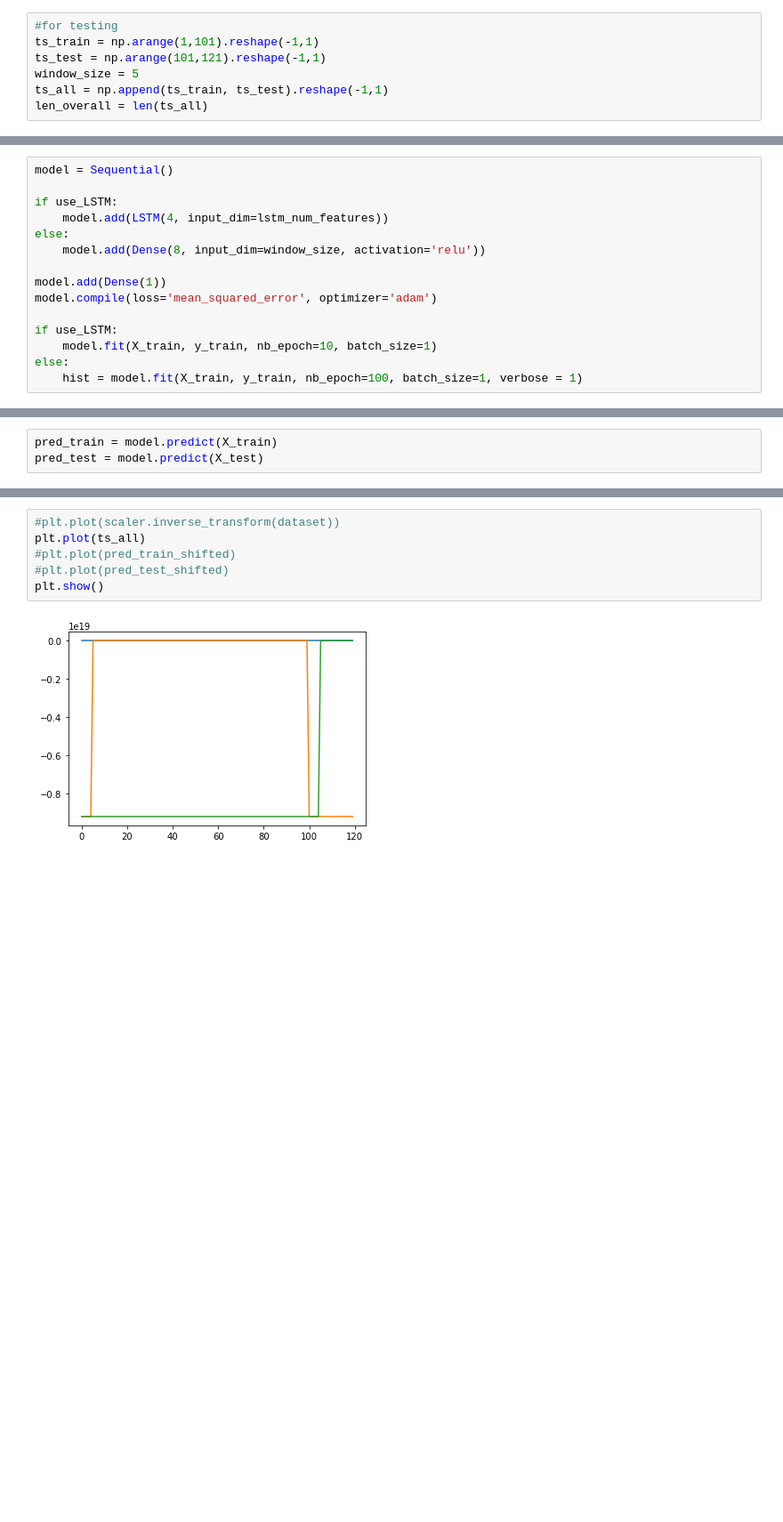
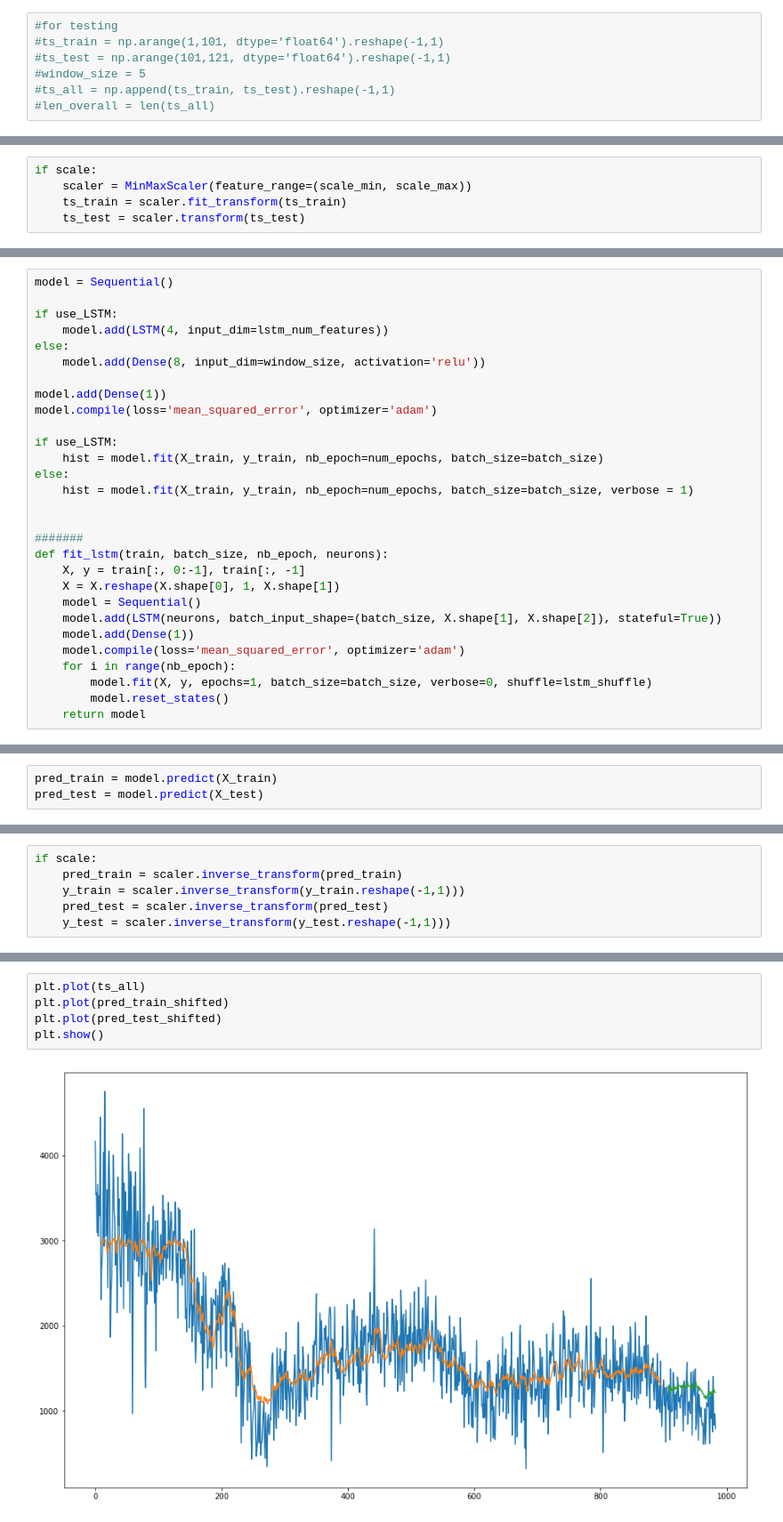
Before and after one commit to skeydan/timeseries_sandbox_python, a Jupyter notebook: test2.ipynb, the cells around one changed output, grey strips where cells are left out. Shown at 89% size. Cells and saved outputs as stored; diff of their text form; blank space fills up the shorter version.

Commit message:
continue with lstm

```diff
--- a/test2.ipynb
+++ b/test2.ipynb
@@ -30,11 +46,11 @@ ts_all = np.append(ts_train, ts_test).reshape(-1,1)
 len_overall = len(ts_all)
 # %%
 #for testing
-ts_train = np.arange(1,101).reshape(-1,1)
-ts_test = np.arange(101,121).reshape(-1,1)
-window_size = 5
-ts_all = np.append(ts_train, ts_test).reshape(-1,1)
-len_overall = len(ts_all)
+#ts_train = np.arange(1,101, dtype='float64').reshape(-1,1)
+#ts_test = np.arange(101,121, dtype='float64').reshape(-1,1)
+#window_size = 5
+#ts_all = np.append(ts_train, ts_test).reshape(-1,1)
+#len_overall = len(ts_all)
 # %%
 len_overall
 # %% [output]
@@ -97,0 +92,5 @@ array([[101],
+# %%
+if scale:
+    scaler = MinMaxScaler(feature_range=(scale_min, scale_max))
+    ts_train = scaler.fit_transform(ts_train)
+    ts_test = scaler.transform(ts_test)
@@ -188,7 +197,21 @@ model.add(Dense(1))
 model.compile(loss='mean_squared_error', optimizer='adam')
 
 if use_LSTM:
-    model.fit(X_train, y_train, nb_epoch=10, batch_size=1)
+    hist = model.fit(X_train, y_train, nb_epoch=num_epochs, batch_size=batch_size)
 else:
-    hist = model.fit(X_train, y_train, nb_epoch=100, batch_size=1, verbose = 1)
+    hist = model.fit(X_train, y_train, nb_epoch=num_epochs, batch_size=batch_size, verbose = 1)
+
+
+#######
+def fit_lstm(train, batch_size, nb_epoch, neurons):
+	X, y = train[:, 0:-1], train[:, -1]
+	X = X.reshape(X.shape[0], 1, X.shape[1])
+	model = Sequential()
+	model.add(LSTM(neurons, batch_input_shape=(batch_size, X.shape[1], X.shape[2]), stateful=True))
+	model.add(Dense(1))
+	model.compile(loss='mean_squared_error', optimizer='adam')
+	for i in range(nb_epoch):
+		model.fit(X, y, epochs=1, batch_size=batch_size, verbose=0, shuffle=lstm_shuffle)
+		model.reset_states()
+	return model
 # %% [output]
@@ -246,0 +257,6 @@ y_test[:10],pred_test[:10,0]
+# %%
+if scale:
+    pred_train = scaler.inverse_transform(pred_train)
+    y_train = scaler.inverse_transform(y_train.reshape(-1,1)))
+    pred_test = scaler.inverse_transform(pred_test)
+    y_test = scaler.inverse_transform(y_test.reshape(-1,1)))
@@ -319,8 +329,7 @@ array([[-9223372036854775808],
 # %%
-#plt.plot(scaler.inverse_transform(dataset))
 plt.plot(ts_all)
-#plt.plot(pred_train_shifted)
-#plt.plot(pred_test_shifted)
+plt.plot(pred_train_shifted)
+plt.plot(pred_test_shifted)
 plt.show()
 # %% [output]
-[figure, old version]
+[figure, new version]
```
Also changed, not shown: parts of 27 cells of this notebook.
